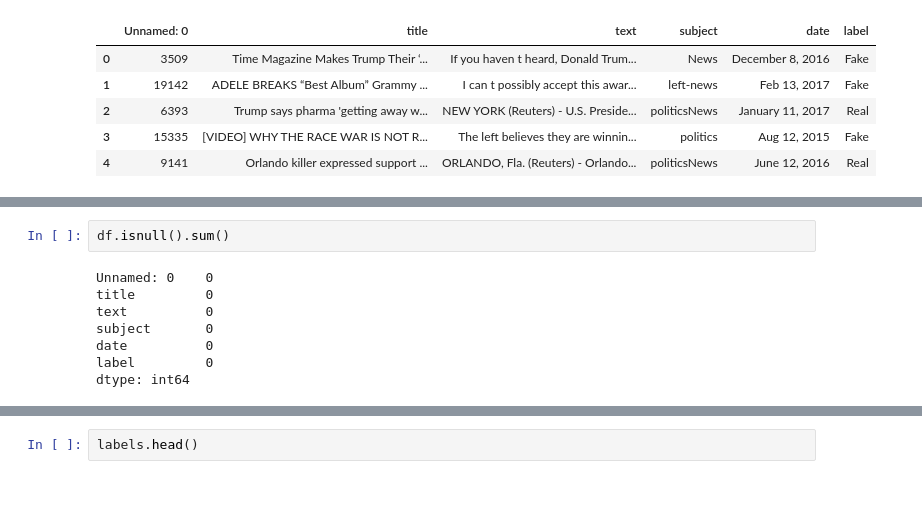
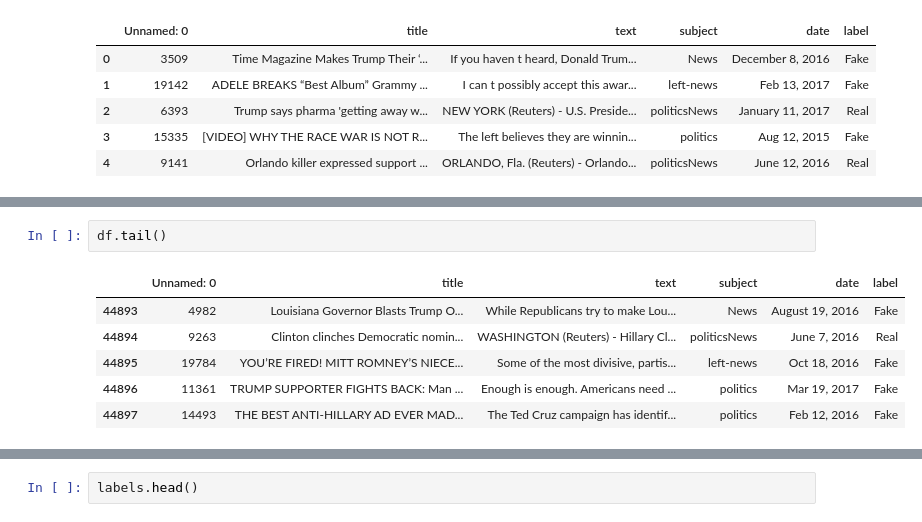
Before and after one commit to divyanshu2712/FakeNewsDetection, a Jupyter notebook: Fake_News_Detection_model_making.ipynb, the cells around one changed output, grey strips where cells are left out. Drawn from its saved outputs; the diff is of its cells as text; blank space fills up the shorter version.

```diff
--- a/Fake_News_Detection_model_making.ipynb
+++ b/Fake_News_Detection_model_making.ipynb
@@ -46,10 +31,9 @@ df
-# %%
-df.isnull().sum()
-# %% [output]
-Unnamed: 0    0
-title         0
-text          0
-subject       0
-date          0
-label         0
-dtype: int64
+# %%
+df.tail()
+# %% [output]
+|  | Unnamed: 0 | title | text | subject | date | label |
+| 44893 | 4982 | Louisiana Governor Blasts Trump O... | While Republicans try to make Lou... | News | August 19, 2016 | Fake |
+| 44894 | 9263 | Clinton clinches Democratic nomin... | WASHINGTON (Reuters) - Hillary Cl... | politicsNews | June 7, 2016 | Real |
+| 44895 | 19784 | YOU’RE FIRED! MITT ROMNEY’S NIECE... | Some of the most divisive, partis... | left-news | Oct 18, 2016 | Fake |
+| 44896 | 11361 | TRUMP SUPPORTER FIGHTS BACK: Man ... | Enough is enough. Americans need ... | politics | Mar 19, 2017 | Fake |
+| 44897 | 14493 | THE BEST ANTI-HILLARY AD EVER MAD... | The Ted Cruz campaign has identif... | politics | Feb 12, 2016 | Fake |
```
Also changed, not shown: parts of 30 cells of this notebook, 2 other files.
